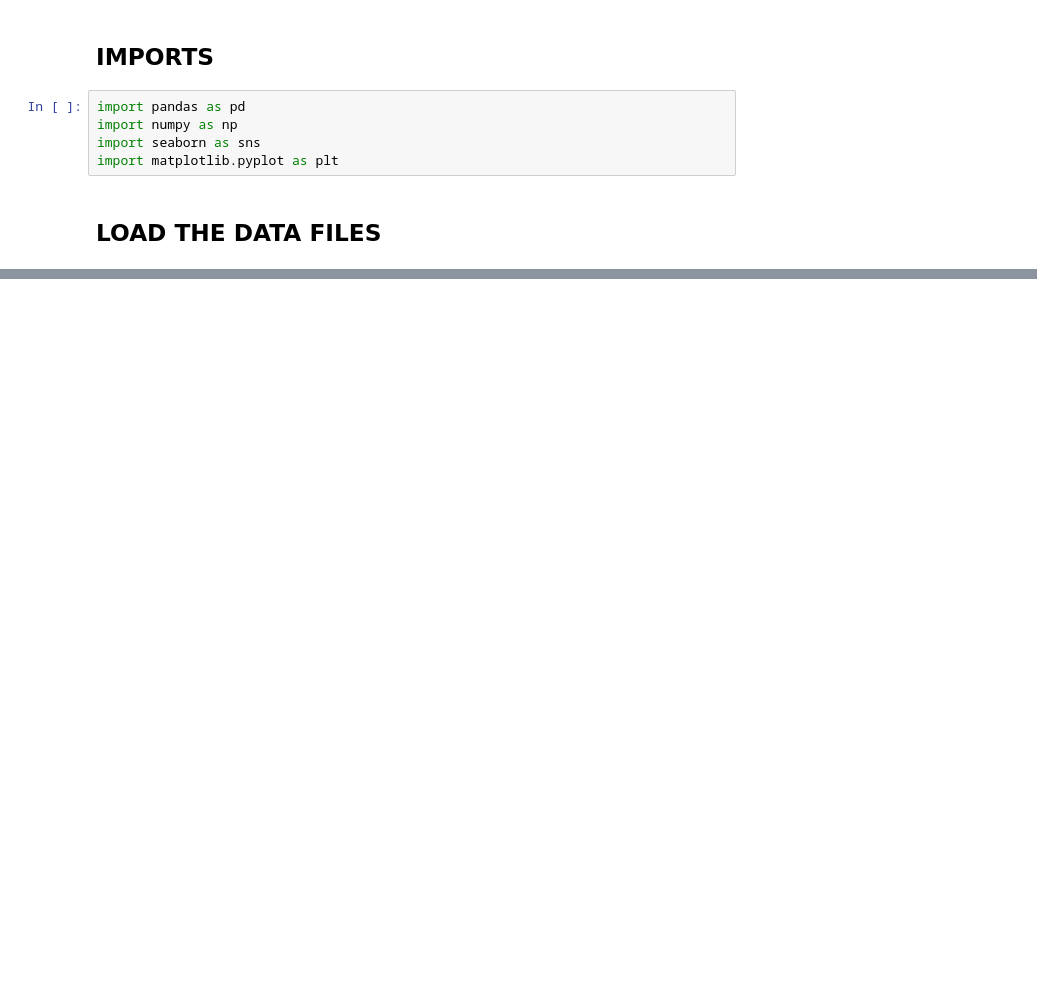
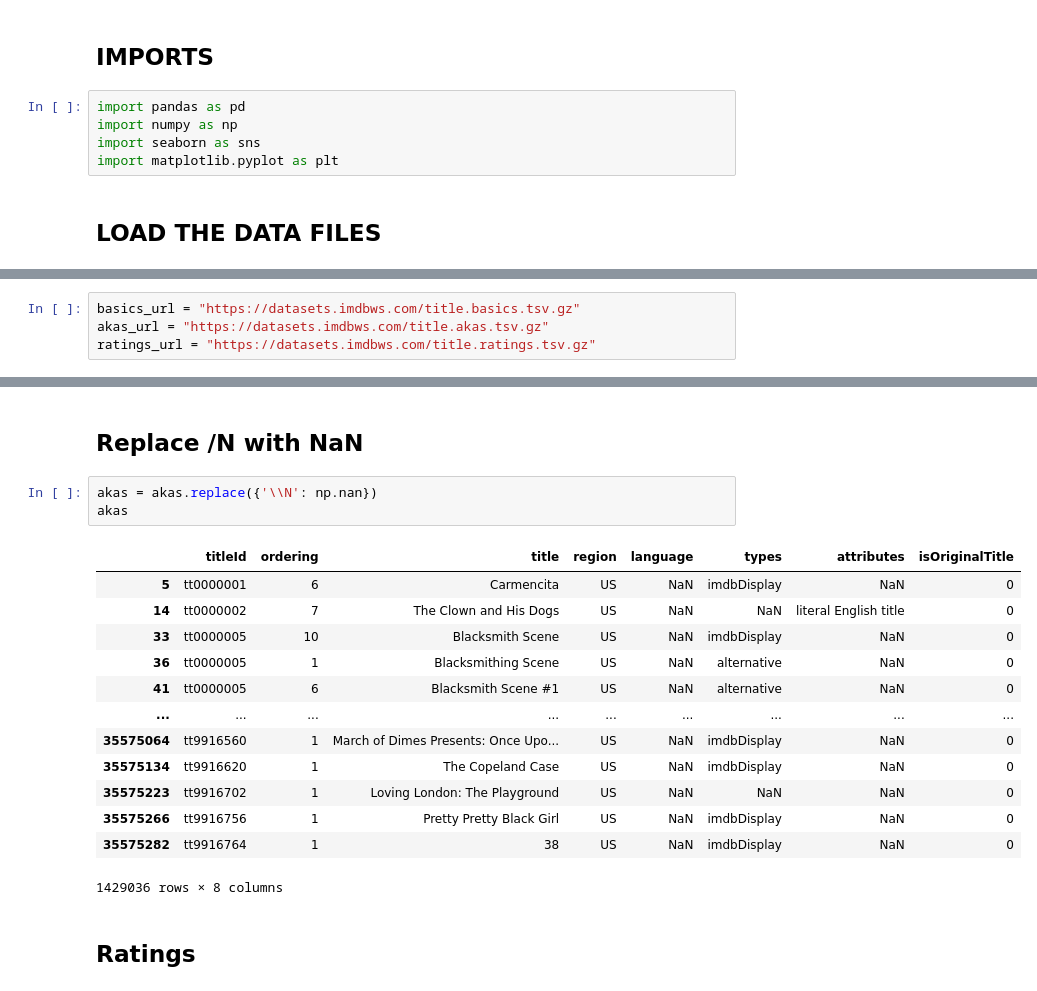
Before and after one commit to Bschreff/IMDB_My_SQL, a Jupyter notebook: IMDB_My_SQL.ipynb, the cells around one changed output, grey strips where cells are left out. Saved outputs shown, nothing was run; the diff lists cells and outputs as text; blank space fills up the shorter version.

```diff
--- a/IMDB_My_SQL.ipynb
+++ b/IMDB_My_SQL.ipynb
@@ -287,0 +10,4 @@ ratings1.head()
+# %%
+basics_url = "https://datasets.imdbws.com/title.basics.tsv.gz"
+akas_url = "https://datasets.imdbws.com/title.akas.tsv.gz"
+ratings_url = "https://datasets.imdbws.com/title.ratings.tsv.gz"
@@ -287,0 +165,21 @@ ratings1.head()
+# %% [markdown]
+## Replace /N with NaN
+# %%
+akas = akas.replace({'\\N': np.nan})
+akas
+# %% [output]
+|  | titleId | ordering | title | region | language | types | attributes | isOriginalTitle |
+| 5 | tt0000001 | 6 | Carmencita | US | NaN | imdbDisplay | NaN | 0 |
+| 14 | tt0000002 | 7 | The Clown and His Dogs | US | NaN | NaN | literal English title | 0 |
+| 33 | tt0000005 | 10 | Blacksmith Scene | US | NaN | imdbDisplay | NaN | 0 |
+| 36 | tt0000005 | 1 | Blacksmithing Scene | US | NaN | alternative | NaN | 0 |
+| 41 | tt0000005 | 6 | Blacksmith Scene #1 | US | NaN | alternative | NaN | 0 |
+| ... | ... | ... | ... | ... | ... | ... | ... | ... |
+| 35575064 | tt9916560 | 1 | March of Dimes Presents: Once Upo... | US | NaN | imdbDisplay | NaN | 0 |
+| 35575134 | tt9916620 | 1 | The Copeland Case | US | NaN | imdbDisplay | NaN | 0 |
+| 35575223 | tt9916702 | 1 | Loving London: The Playground | US | NaN | NaN | NaN | 0 |
+| 35575266 | tt9916756 | 1 | Pretty Pretty Black Girl | US | NaN | imdbDisplay | NaN | 0 |
+| 35575282 | tt9916764 | 1 | 38 | US | NaN | imdbDisplay | NaN | 0 |
+1429036 rows × 8 columns
+# %% [markdown]
+## Ratings
```
Also changed, not shown: parts of 70 cells of this notebook, 15 other files.
